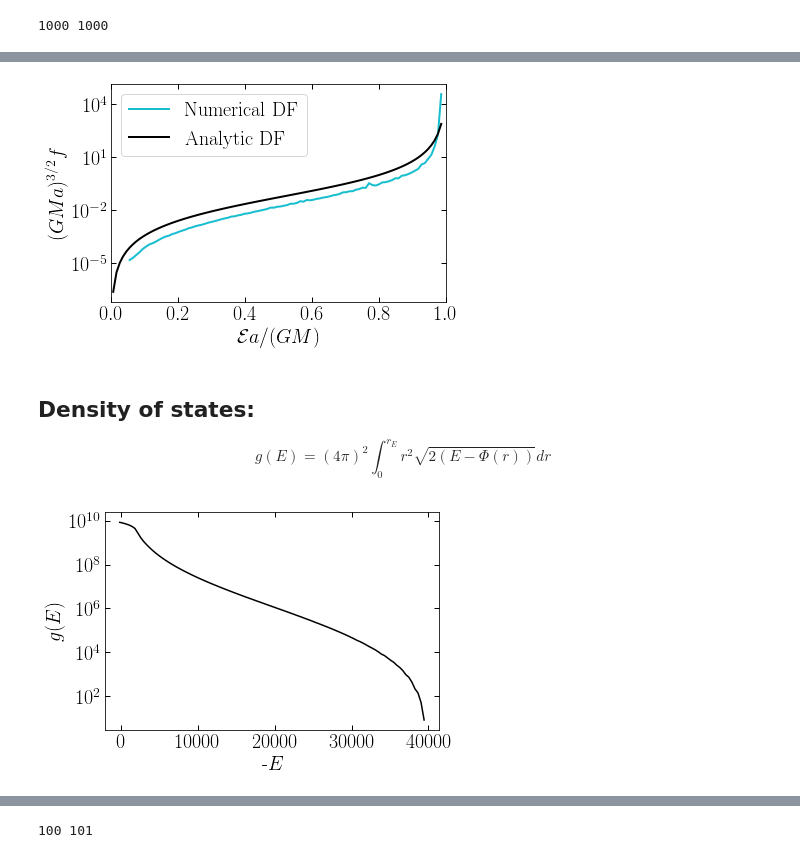
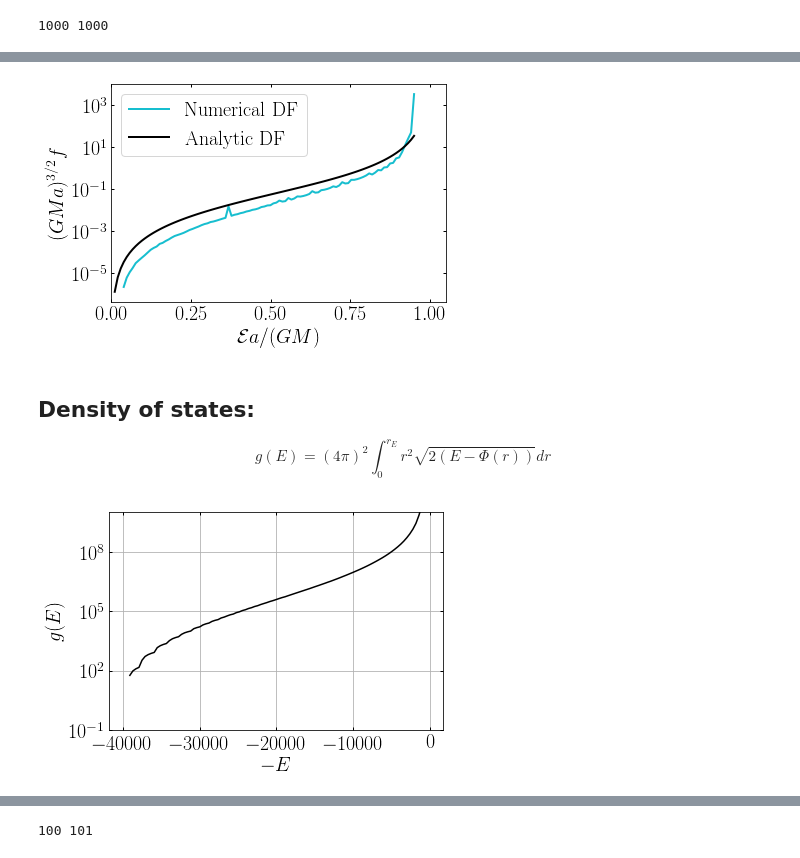
Before and after one commit to chervs/tracers_triaxial, a Jupyter notebook: test_Stracers.ipynb, the cells around one changed output, grey strips where cells are left out. Cells and saved outputs as stored; diff of their text form; code cells hidden in the pictures.

```diff
--- a/test_Stracers.ipynb
+++ b/test_Stracers.ipynb
@@ -302,12 +317,12 @@ mass = readsnap(snapshot, 'mass', 'dm')
 Epp = readsnap(snapshot, 'pot', 'dm')
 ids = readsnap(snapshot, 'pid', 'dm')
 
-
+print(np.sum(mass))
 r = np.sqrt(pp[:,0]**2+pp[:,1]**2+pp[:,2]**2)
 
 # truncating the halo
 
-r_cut = index = np.where(r<100)[0]
+r_cut = index = np.where((r<300)& (r>0))[0]
 
 pp = pp[r_cut]
 r = r[r_cut]
@@ -317,6 +332,9 @@ Epp = Epp[r_cut]
 ids = ids[r_cut]
 
 v = np.sqrt(vv[:,0]**2 + vv[:,1]**2 + vv[:,2]**2)
+
+m_tr = np.sum(mass)*1E10
+print(m_tr)
 # %% [output]
 Returning DM    Positions
 Returning DM    Velocities
@@ -326,5 +346,5 @@ Returning DM    Particle IDs
 # %%
-rbins, pot, E, psi, Histo_E, Edges, Histo_epsilon, eps_edges = energies(r, Epp, v, 1000, 100)
+rbins, pot, E, psi, Histo_E, Edges, Histo_epsilon, eps_edges = energies(r, Epp, v, mass[0]*1E10, 1000, 100)
 # %%
 plot(eps_edges[:-1], Histo_epsilon)
 # %% [output]
@@ -405,15 +445,15 @@ df = distribution_function(psi_hr, dnu2_dpsi2_smooth, eps_edges)
 # %%
-plt.semilogy(eps_edges*3/(2.82E10*4.30071e-6), (df*(2.82E10*4.30071e-6*3)**(3/2.)), c='C9', lw=2, label='Numerical DF')
-semilogy(eps_edges*3/(2.82E10*4.30071e-6), df_h*(2.82E10*4.30071e-6*3)**(3/2.), c='k', lw=2, label='Analytic DF')
+plt.semilogy(eps_edges*3/(m_tr*4.30071e-6), (df*(m_tr*4.30071e-6*3)**(3/2.)), c='C9', lw=2, label='Numerical DF')
+plt.semilogy(eps_edges*3/(m_tr*4.30071e-6), df_h*(m_tr*4.30071e-6*3)**(3/2.), c='k', lw=2, label='Analytic DF')
 
 xlabel(r'$\mathcal{E} a / (GM)$')
 ylabel(r'$(GMa)^{3/2} f$')
-xlim(0, 1)
+xlim(0, 1.05)
 legend()
 
 savefig('DF_Hernquist.pdf', bbox_inches='tight')
 # %% [output]
-[figure, old version]
+[figure, new version]
 # %% [markdown]
 ## Density of states:
 
@@ -456,21 +496,23 @@ def density_of_states(rbins, E, pot):
         index = np.where(pot<=E[i])[0]
         if len(index)==0:
             g_E[i] = 0
-            print('here')
+            print('g(E)=0')
         else:
-            r = rbins[index]
-            g_E[i] = factor*np.sum(r**2 * np.sqrt(2*dr[index]*(E[i]-pot[index])))
-
+            r = rbins[0:max(index)+1]
+            # the plus+1 differes with Chervins implemantation.
+            g_E[i] = factor*np.sum(r**2 * dr[0:max(index)+1] * np.sqrt(2*(E[i]-pot[0:max(index)+1])))
     return g_E
 # %%
 g_E = density_of_states(rbins, Edges, pot)
 # %%
-semilogy(-Edges, g_E, c='k')
-xlabel('-$E$')
+semilogy(Edges, g_E, c='k')
+xlabel('$-E$')
 ylabel('$g(E)$')
+ylim(1E-1, 1E10)
+grid()
 plt.savefig('gE.pdf', bbox_inches='tight')
 # %% [output]
-[figure, old version]
+[figure, new version]
 # %%
 def differential_energy_distribution(hist_E, E_bins, m_part):
     """
```
Also changed, not shown: parts of 29 cells of this notebook.
